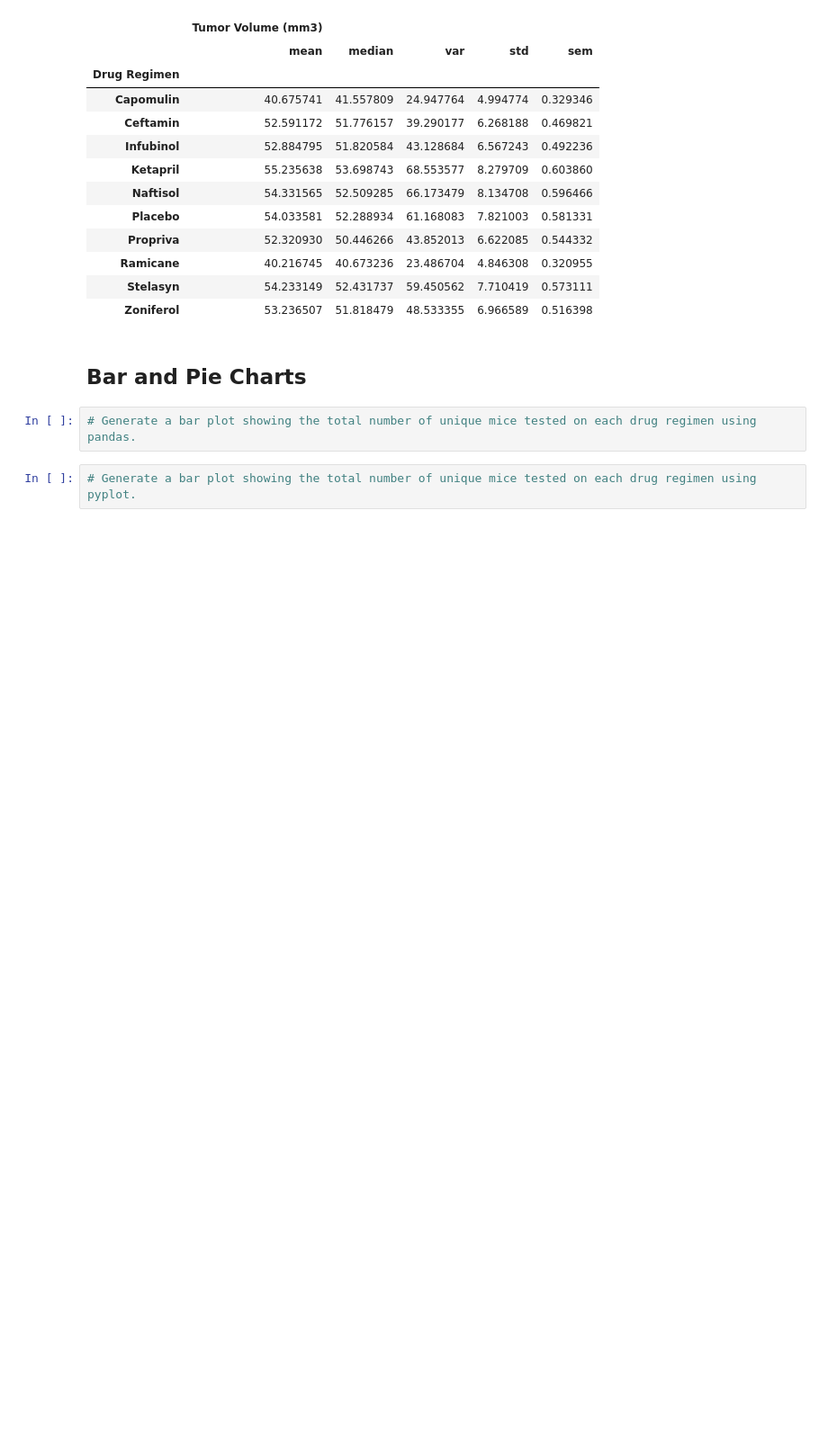
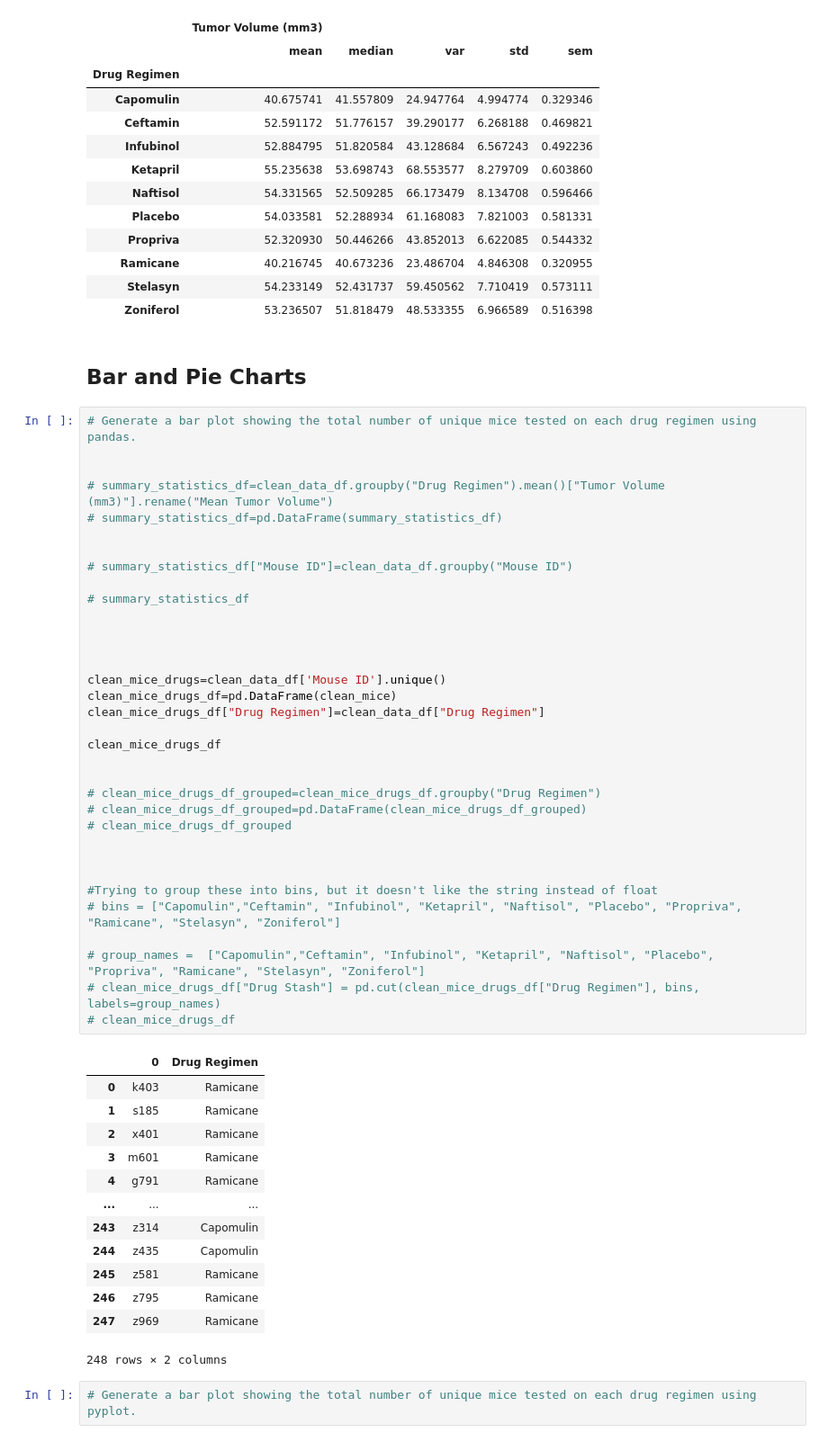
Before and after one commit to LexiJess/Matplotlib_Challenge, a Jupyter notebook: 05-Matplotlib_Homework_Instructions_Pymaceuticals_pymaceuticals_starter.ipynb, the cells around one changed output. Shown: that part at 90% size. Drawn from its saved outputs; the diff is of its cells as text; blank space fills up the shorter version.

Commit message:
got another dataframe in here

```diff
--- a/05-Matplotlib_Homework_Instructions_Pymaceuticals_pymaceuticals_starter.ipynb
+++ b/05-Matplotlib_Homework_Instructions_Pymaceuticals_pymaceuticals_starter.ipynb
@@ -219,8 +211,54 @@ summary_statistics_df_agg
 | Zoniferol | 53.236507 | 51.818479 | 48.533355 | 6.966589 | 0.516398 |
 # %% [markdown]
 ## Bar and Pie Charts
-# %%
-# Generate a bar plot showing the total number of unique mice tested on each drug regimen using pandas.
+# %%
+# Generate a bar plot showing the total number of unique mice tested on each drug regimen using pandas.
+
+
+# summary_statistics_df=clean_data_df.groupby("Drug Regimen").mean()["Tumor Volume (mm3)"].rename("Mean Tumor Volume")
+# summary_statistics_df=pd.DataFrame(summary_statistics_df)
+
+
+# summary_statistics_df["Mouse ID"]=clean_data_df.groupby("Mouse ID")
+
+# summary_statistics_df
+
+
+
+
+clean_mice_drugs=clean_data_df['Mouse ID'].unique()
+clean_mice_drugs_df=pd.DataFrame(clean_mice)
+clean_mice_drugs_df["Drug Regimen"]=clean_data_df["Drug Regimen"]
+
+clean_mice_drugs_df
+
+
+# clean_mice_drugs_df_grouped=clean_mice_drugs_df.groupby("Drug Regimen")
+# clean_mice_drugs_df_grouped=pd.DataFrame(clean_mice_drugs_df_grouped)
+# clean_mice_drugs_df_grouped
+
+
+
+#Trying to group these into bins, but it doesn't like the string instead of float
+# bins = ["Capomulin","Ceftamin", "Infubinol", "Ketapril", "Naftisol", "Placebo", "Propriva", "Ramicane", "Stelasyn", "Zoniferol"]
+
+# group_names =  ["Capomulin","Ceftamin", "Infubinol", "Ketapril", "Naftisol", "Placebo", "Propriva", "Ramicane", "Stelasyn", "Zoniferol"]
+# clean_mice_drugs_df["Drug Stash"] = pd.cut(clean_mice_drugs_df["Drug Regimen"], bins, labels=group_names)
+# clean_mice_drugs_df
+# %% [output]
+|  | 0 | Drug Regimen |
+| 0 | k403 | Ramicane |
+| 1 | s185 | Ramicane |
+| 2 | x401 | Ramicane |
+| 3 | m601 | Ramicane |
+| 4 | g791 | Ramicane |
+| ... | ... | ... |
+| 243 | z314 | Capomulin |
+| 244 | z435 | Capomulin |
+| 245 | z581 | Ramicane |
+| 246 | z795 | Ramicane |
+| 247 | z969 | Ramicane |
+248 rows × 2 columns
 # %%
 # Generate a bar plot showing the total number of unique mice tested on each drug regimen using pyplot.
 # %%
```
Also changed, not shown: parts of 2 cells of this notebook.
